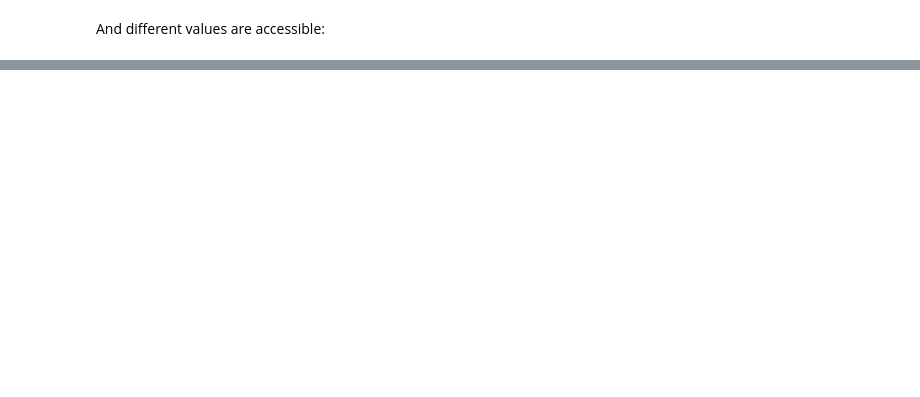
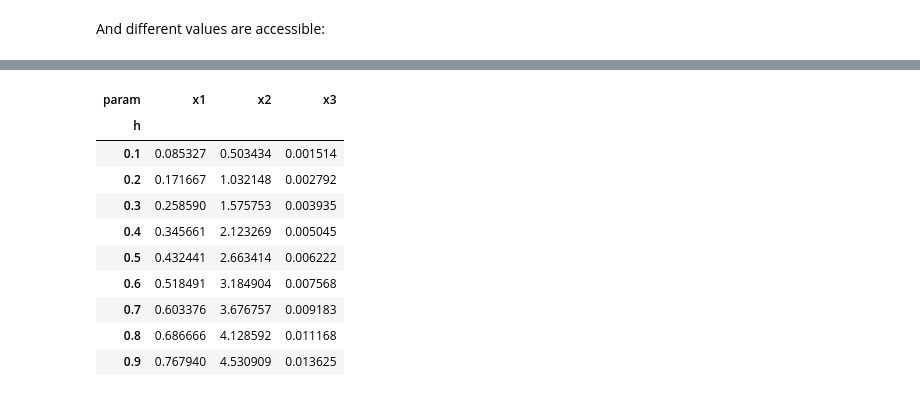
Before and after one commit to vars-tool/vars-tool, a Jupyter notebook: tutorial/tutorial-edited.ipynb, the cells around one changed output, grey strips where cells are left out. Cells and saved outputs as stored; diff of their text form; code cells hidden in the pictures; blank space fills up the shorter version.

```diff
--- a/tutorial/tutorial-edited.ipynb
+++ b/tutorial/tutorial-edited.ipynb
@@ -136,0 +159,14 @@ experiment_1.morris_value[0].unstack(0)
+# %%
+experiment_1.morris_value[1].unstack(0)
+# %% [output]
+| param | x1 | x2 | x3 |
+| h |  |  |  |
+| 0.1 | 0.085327 | 0.503434 | 0.001514 |
+| 0.2 | 0.171667 | 1.032148 | 0.002792 |
+| 0.3 | 0.258590 | 1.575753 | 0.003935 |
+| 0.4 | 0.345661 | 2.123269 | 0.005045 |
+| 0.5 | 0.432441 | 2.663414 | 0.006222 |
+| 0.6 | 0.518491 | 3.184904 | 0.007568 |
+| 0.7 | 0.603376 | 3.676757 | 0.009183 |
+| 0.8 | 0.686666 | 4.128592 | 0.011168 |
+| 0.9 | 0.767940 | 4.530909 | 0.013625 |
```
Also changed, not shown: parts of 23 cells of this notebook, 1 other file.
